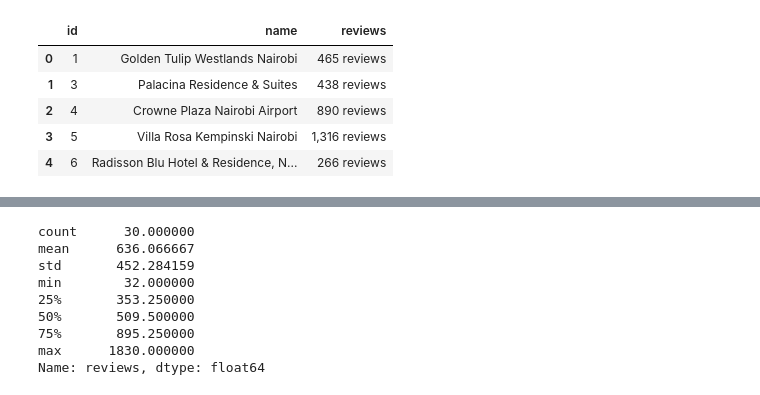
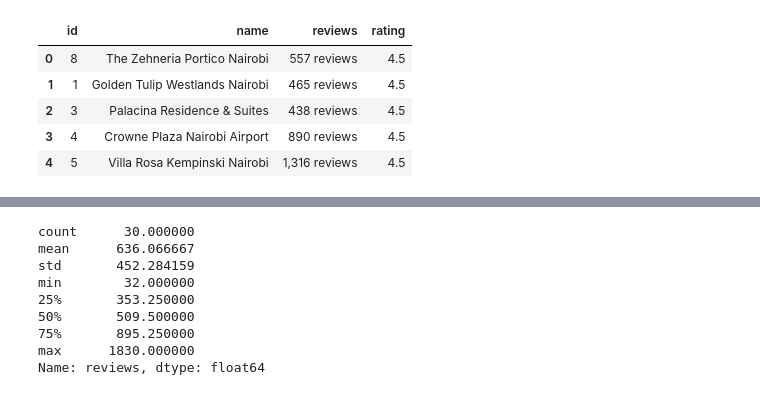
Before and after one commit to BonfaceThaa/hotels_classifier, a Jupyter notebook: notebooks/hotels-reviews-exploratory-data-analysis.ipynb, the cells around one changed output, grey strips where cells are left out. Saved outputs shown, nothing was run; the diff lists cells and outputs as text; code cells hidden in the pictures.

```diff
--- a/notebooks/hotels-reviews-exploratory-data-analysis.ipynb
+++ b/notebooks/hotels-reviews-exploratory-data-analysis.ipynb
@@ -2,18 +2,18 @@
 import pandas as pd
 # %%
 # read csv file, usecols to select relevant columns
-hotels = pd.read_csv('../data/hotels_public_hotel.csv', names=['id', 'name', 'reviews', 'rating', 'link', 'status'])
-hotels_updated = hotels.drop(['rating', 'link', 'status'], axis=1)
+hotels = pd.read_csv('../data/kenya_hotels.csv')
+hotels_updated = hotels.drop(['link', 'status'], axis=1)
 
 
 hotels_updated.head()
 # %% [output]
-|  | id | name | reviews |
-| 0 | 1 | Golden Tulip Westlands Nairobi | 465 reviews |
-| 1 | 3 | Palacina Residence & Suites | 438 reviews |
-| 2 | 4 | Crowne Plaza Nairobi Airport | 890 reviews |
-| 3 | 5 | Villa Rosa Kempinski Nairobi | 1,316 reviews |
-| 4 | 6 | Radisson Blu Hotel & Residence, N... | 266 reviews |
+|  | id | name | reviews | rating |
+| 0 | 8 | The Zehneria Portico Nairobi | 557 reviews | 4.5 |
+| 1 | 1 | Golden Tulip Westlands Nairobi | 465 reviews | 4.5 |
+| 2 | 3 | Palacina Residence & Suites | 438 reviews | 4.5 |
+| 3 | 4 | Crowne Plaza Nairobi Airport | 890 reviews | 4.5 |
+| 4 | 5 | Villa Rosa Kempinski Nairobi | 1,316 reviews | 4.5 |
 # %%
 hotels_updated['reviews'] = hotels_updated['reviews'].map(lambda x: int(x.split(' ')[0].replace(',','')))
 hotels_updated.head(30)
```
Also changed, not shown: parts of 7 cells of this notebook, 13 other files.
